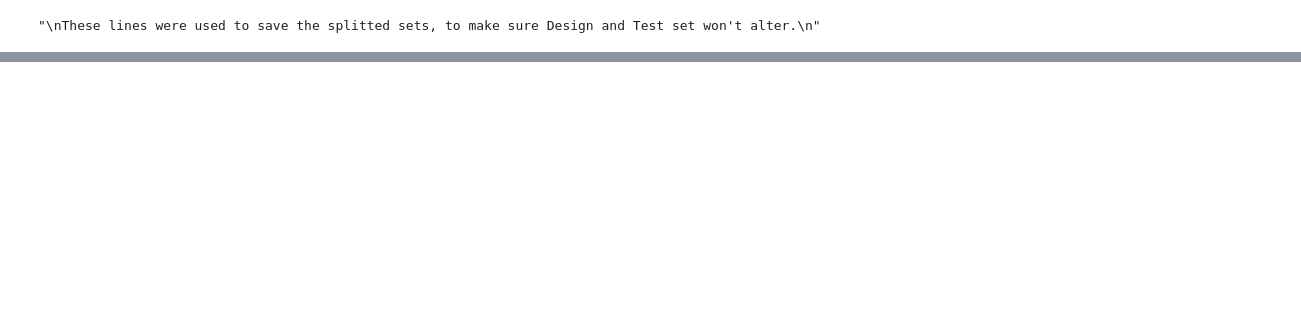
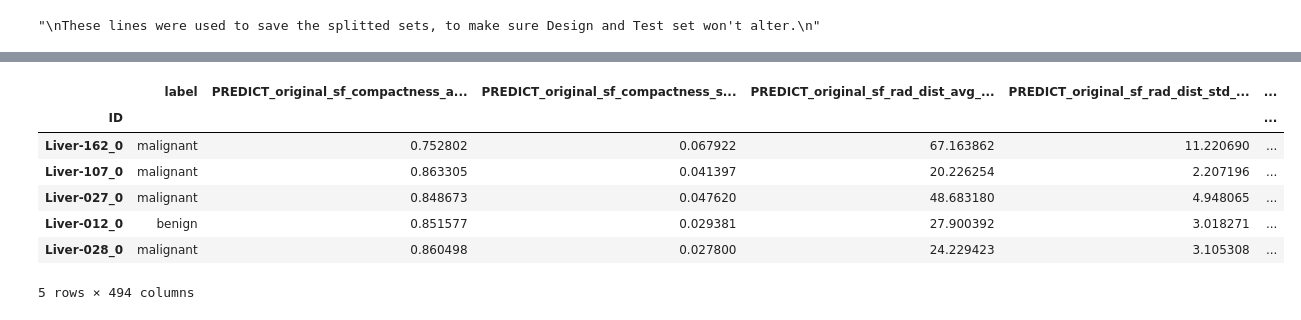
Before and after one commit to dpasqualini/TM10007_G16, a Jupyter notebook: assignment.ipynb, the cells around one changed output, grey strips where cells are left out. Saved outputs shown, nothing was run; the diff lists cells and outputs as text; code cells hidden in the pictures; blank space fills up the shorter version.

```diff
--- a/assignment.ipynb
+++ b/assignment.ipynb
@@ -90,0 +114,14 @@ d_s.describe(include='all')
+# %%
+from load_sets import load_D_set
+from sklearn.model_selection import train_test_split
+D_s = load_D_set()
+D_s.head()
+# %% [output]
+|  | label | PREDICT_original_sf_compactness_a... | PREDICT_original_sf_compactness_s... | PREDICT_original_sf_rad_dist_avg_... | PREDICT_original_sf_rad_dist_std_... | ... |
+| ID |  |  |  |  |  | ... |
+| Liver-162_0 | malignant | 0.752802 | 0.067922 | 67.163862 | 11.220690 | ... |
+| Liver-107_0 | malignant | 0.863305 | 0.041397 | 20.226254 | 2.207196 | ... |
+| Liver-027_0 | malignant | 0.848673 | 0.047620 | 48.683180 | 4.948065 | ... |
+| Liver-012_0 | benign | 0.851577 | 0.029381 | 27.900392 | 3.018271 | ... |
+| Liver-028_0 | malignant | 0.860498 | 0.027800 | 24.229423 | 3.105308 | ... |
+5 rows × 494 columns
```
Also changed, not shown: parts of 14 cells of this notebook.
